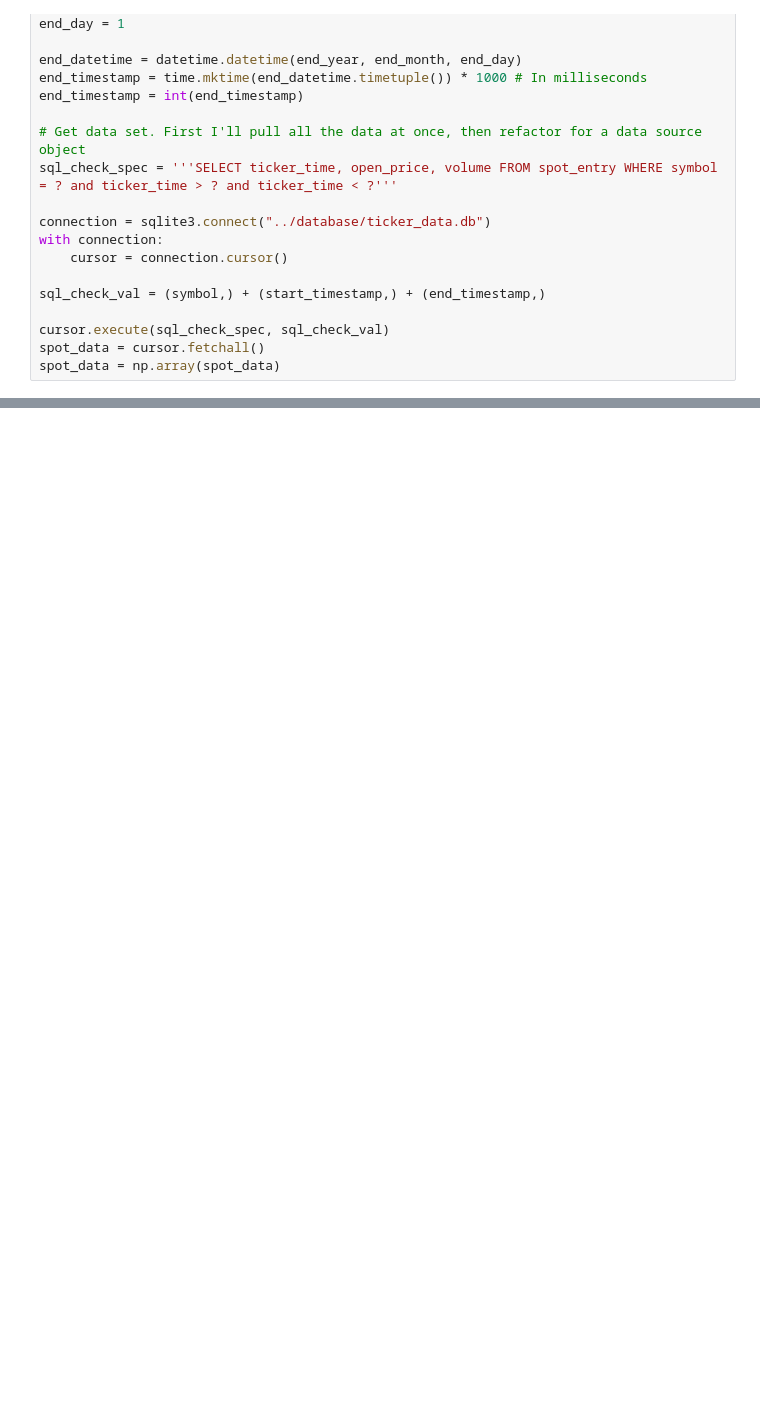
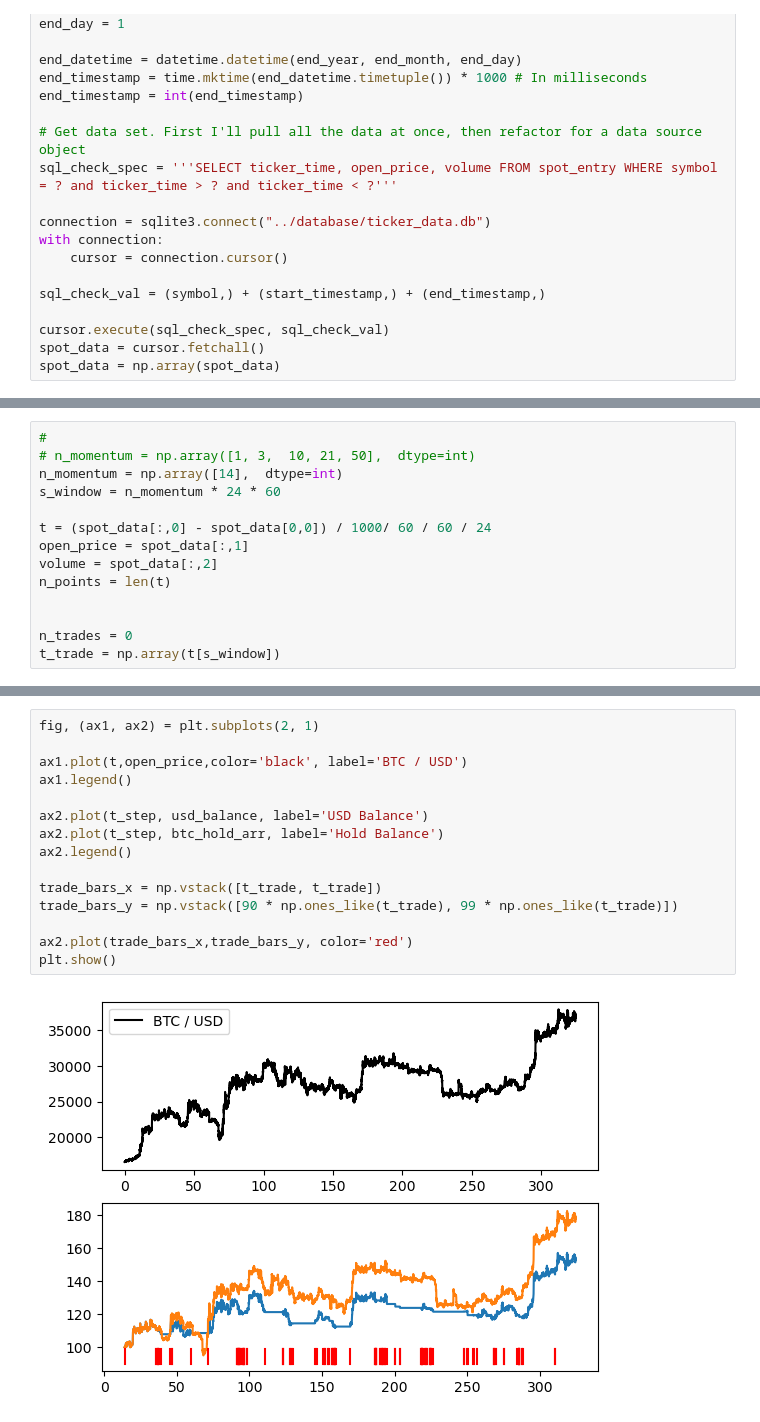
Before and after one commit to markjconnolly/algo_trading, a Jupyter notebook: notebooks/momentum.ipynb, the cells around one changed output, grey strips where cells are left out. Drawn from its saved outputs; the diff is of its cells as text; blank space fills up the shorter version.

Commit message:
Momentum is implemented

```diff
--- a/notebooks/momentum.ipynb
+++ b/notebooks/momentum.ipynb
@@ -140,0 +40,14 @@ Buy
+# %%
+#
+# n_momentum = np.array([1, 3,  10, 21, 50],  dtype=int)
+n_momentum = np.array([14],  dtype=int)
+s_window = n_momentum * 24 * 60
+
+t = (spot_data[:,0] - spot_data[0,0]) / 1000/ 60 / 60 / 24
+open_price = spot_data[:,1]
+volume = spot_data[:,2]
+n_points = len(t)
+
+
+n_trades = 0
+t_trade = np.array(t[s_window])
@@ -140,0 +99,17 @@ Buy
+# %%
+fig, (ax1, ax2) = plt.subplots(2, 1)
+
+ax1.plot(t,open_price,color='black', label='BTC / USD')
+ax1.legend()
+
+ax2.plot(t_step, usd_balance, label='USD Balance')
+ax2.plot(t_step, btc_hold_arr, label='Hold Balance')
+ax2.legend()
+
+trade_bars_x = np.vstack([t_trade, t_trade])
+trade_bars_y = np.vstack([90 * np.ones_like(t_trade), 99 * np.ones_like(t_trade)])
+
+ax2.plot(trade_bars_x,trade_bars_y, color='red')
+plt.show()
+# %% [output]
+[figure, added]
```
Also changed, not shown: parts of 2 cells of this notebook.
